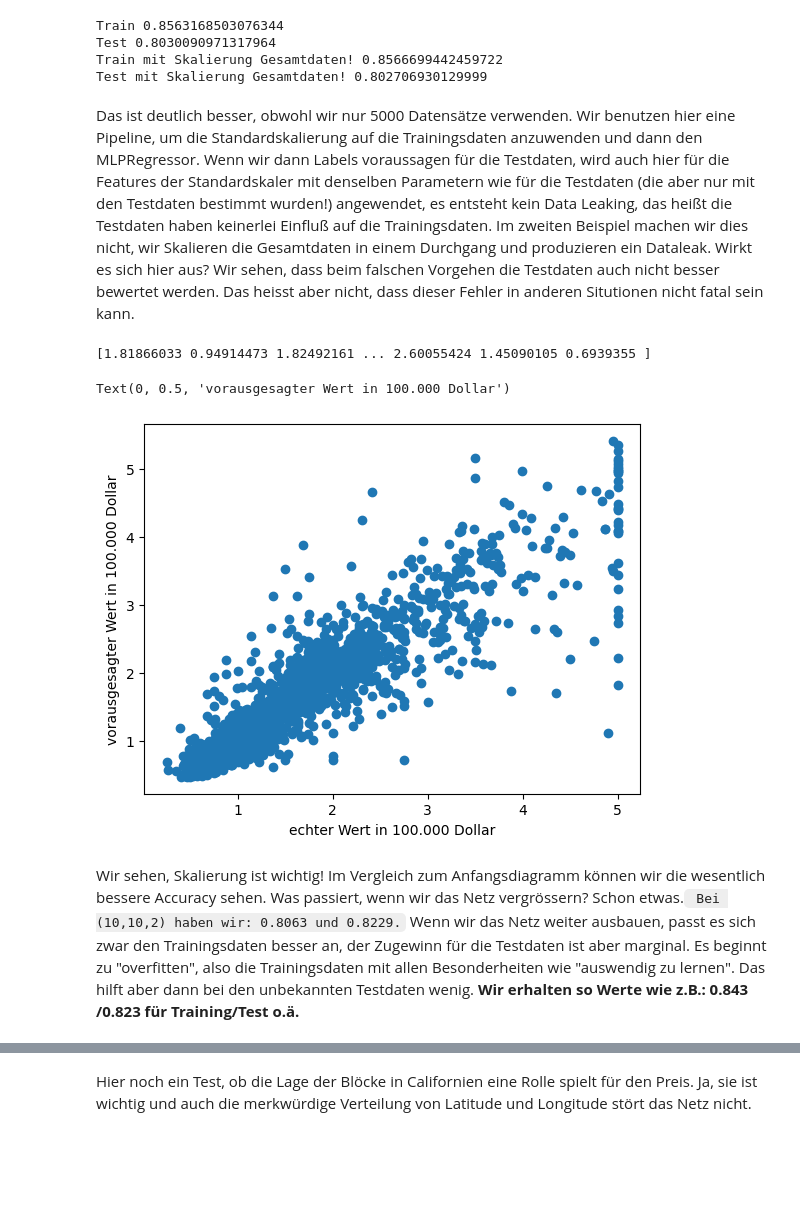
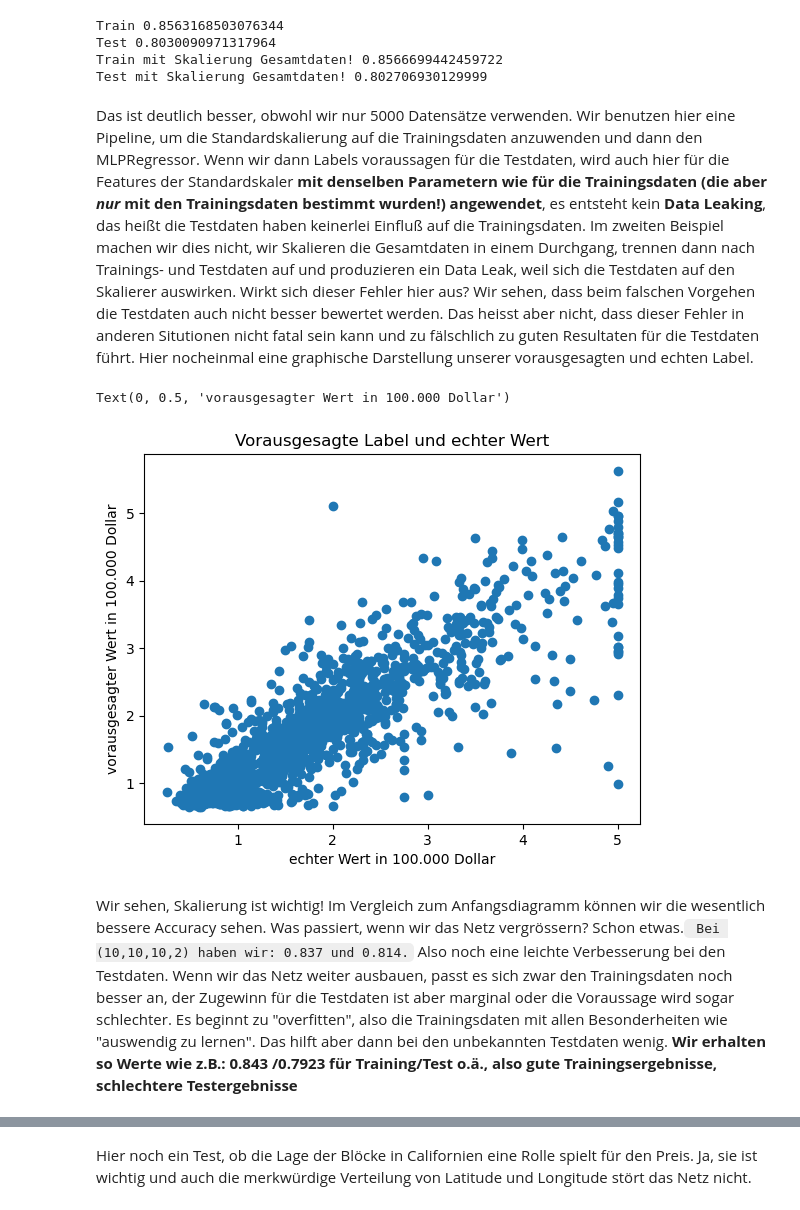
Before and after one commit to PeakVisionMediaKLG/juypter-test, a Jupyter notebook: for_github/KINovember/K006_Data_Processing_mit_California_Houses.ipynb, the cells around one changed output, grey strips where cells are left out. Cells and saved outputs as stored; diff of their text form; code cells hidden in the pictures; blank space fills up the shorter version.

````diff
--- a/for_github/KINovember/K006_Data_Processing_mit_California_Houses.ipynb
+++ b/for_github/KINovember/K006_Data_Processing_mit_California_Houses.ipynb
@@ -594,23 +595,23 @@ Test 0.8030090971317964
 Train mit Skalierung Gesamtdaten! 0.8566699442459722
 Test mit Skalierung Gesamtdaten! 0.802706930129999
 # %% [markdown]
-Das ist deutlich besser, obwohl wir nur 5000 Datensätze verwenden. Wir benutzen hier eine Pipeline, um die Standardskalierung auf die Trainingsdaten anzuwenden und dann den MLPRegressor. Wenn wir dann Labels voraussagen für die Testdaten, wird auch hier für die Features der Standardskaler mit denselben Parametern wie für die Testdaten (die aber nur mit den Testdaten bestimmt wurden!) angewendet, es entsteht kein Data Leaking, das heißt die Testdaten haben keinerlei Einfluß auf die Trainingsdaten. Im zweiten Beispiel machen wir dies nicht, wir Skalieren die Gesamtdaten in einem Durchgang und produzieren ein Dataleak. Wirkt es sich hier aus? Wir sehen, dass beim falschen Vorgehen die Testdaten auch nicht besser bewertet werden. Das heisst aber nicht, dass dieser Fehler in anderen Situtionen nicht fatal sein kann.
+Das ist deutlich besser, obwohl wir nur 5000 Datensätze verwenden. Wir benutzen hier eine Pipeline, um die Standardskalierung auf die Trainingsdaten anzuwenden und dann den MLPRegressor. Wenn wir dann Labels voraussagen für die Testdaten, wird auch hier für die Features der Standardskaler <b>mit denselben Parametern wie für die Trainingsdaten (die aber <i>nur</i> mit den Trainingsdaten bestimmt wurden!) angewendet</b>, es entsteht kein <b>Data Leaking</b>, das heißt die Testdaten haben keinerlei Einfluß auf die Trainingsdaten. Im zweiten Beispiel machen wir dies nicht, wir Skalieren die Gesamtdaten in einem Durchgang, trennen dann nach Trainings- und Testdaten auf und produzieren ein Data Leak, weil sich die Testdaten auf den Skalierer auswirken. Wirkt sich dieser Fehler hier aus? Wir sehen, dass beim falschen Vorgehen die Testdaten auch nicht besser bewertet werden. Das heisst aber nicht, dass dieser Fehler in anderen Situtionen nicht fatal sein kann und zu fälschlich zu guten Resultaten für die Testdaten führt. Hier nocheinmal eine graphische Darstellung unserer vorausgesagten und echten Label.
 # %%
 import matplotlib.pyplot as plt
 predicted=pipe.predict(data_test)
 
-print(predicted)
+#print(predicted)
 plt.scatter(targets_test,predicted)
+plt.title("Vorausgesagte Label und echte Werte")
 plt.xlabel("echter Wert in 100.000 Dollar")
 plt.ylabel("vorausgesagter Wert in 100.000 Dollar")
 # %% [output]
-[1.81866033 0.94914473 1.82492161 ... 2.60055424 1.45090105 0.6939355 ]
+Text(0, 0.5, 'vorausgesagter Wert in 100.000 Dollar')
-Text(0, 0.5, 'vorausgesagter Wert in 100.000 Dollar')
-[figure, old version]
+[figure, new version]
 # %% [markdown]
-Wir sehen, Skalierung ist wichtig! Im Vergleich zum Anfangsdiagramm können wir die wesentlich bessere Accuracy sehen. Was passiert, wenn wir das Netz vergrössern? Schon etwas.``` Bei (10,10,2) haben wir: 0.8063 und 0.8229.```
-Wenn wir das Netz weiter ausbauen, passt es sich zwar den Trainingsdaten besser an, der Zugewinn für die Testdaten ist aber marginal.
-Es beginnt zu "overfitten", also die Trainingsdaten mit allen Besonderheiten wie "auswendig zu lernen". Das hilft aber dann bei den unbekannten Testdaten wenig.<b> Wir erhalten so Werte wie z.B.: 0.843 /0.823  für Training/Test o.ä.</b>
+Wir sehen, Skalierung ist wichtig! Im Vergleich zum Anfangsdiagramm können wir die wesentlich bessere Accuracy sehen. Was passiert, wenn wir das Netz vergrössern? Schon etwas.``` Bei (10,10,10,2) haben wir: 0.837 und 0.814.``` Also noch eine leichte Verbesserung bei den Testdaten.
+Wenn wir das Netz weiter ausbauen, passt es sich zwar den Trainingsdaten noch besser an, der Zugewinn für die Testdaten ist aber marginal oder die Voraussage wird sogar schlechter.
+Es beginnt zu "overfitten", also die Trainingsdaten mit allen Besonderheiten wie "auswendig zu lernen". Das hilft aber dann bei den unbekannten Testdaten wenig.<b> Wir erhalten so Werte wie z.B.: 0.843 /0.7923  für Training/Test o.ä., also gute Trainingsergebnisse, schlechtere Testergebnisse</b>
 # %%
 #hoher Zeitbedarf
 from sklearn.model_selection import train_test_split
````
Also changed, not shown: parts of 4 cells of this notebook, 39 other files.
